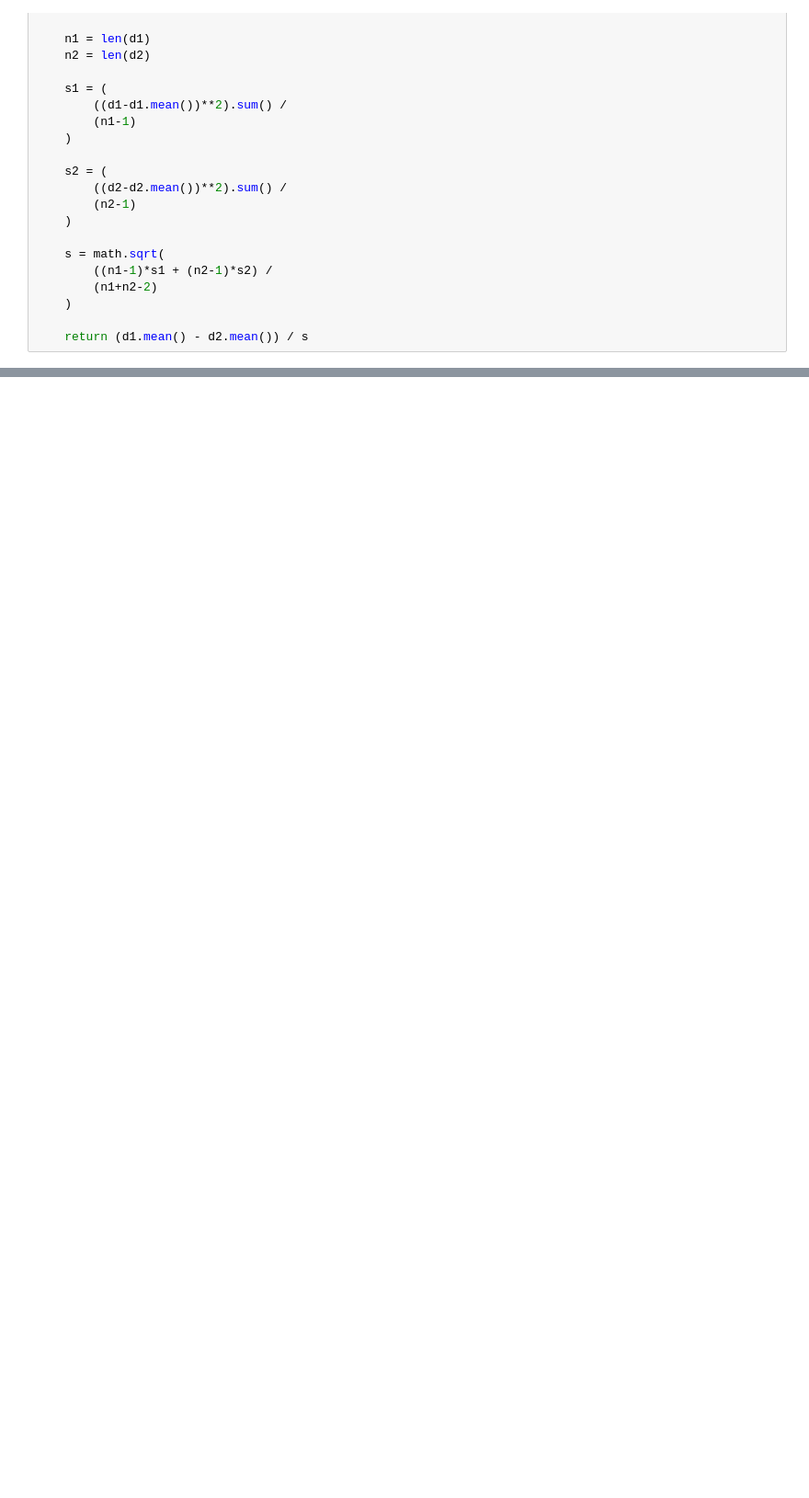
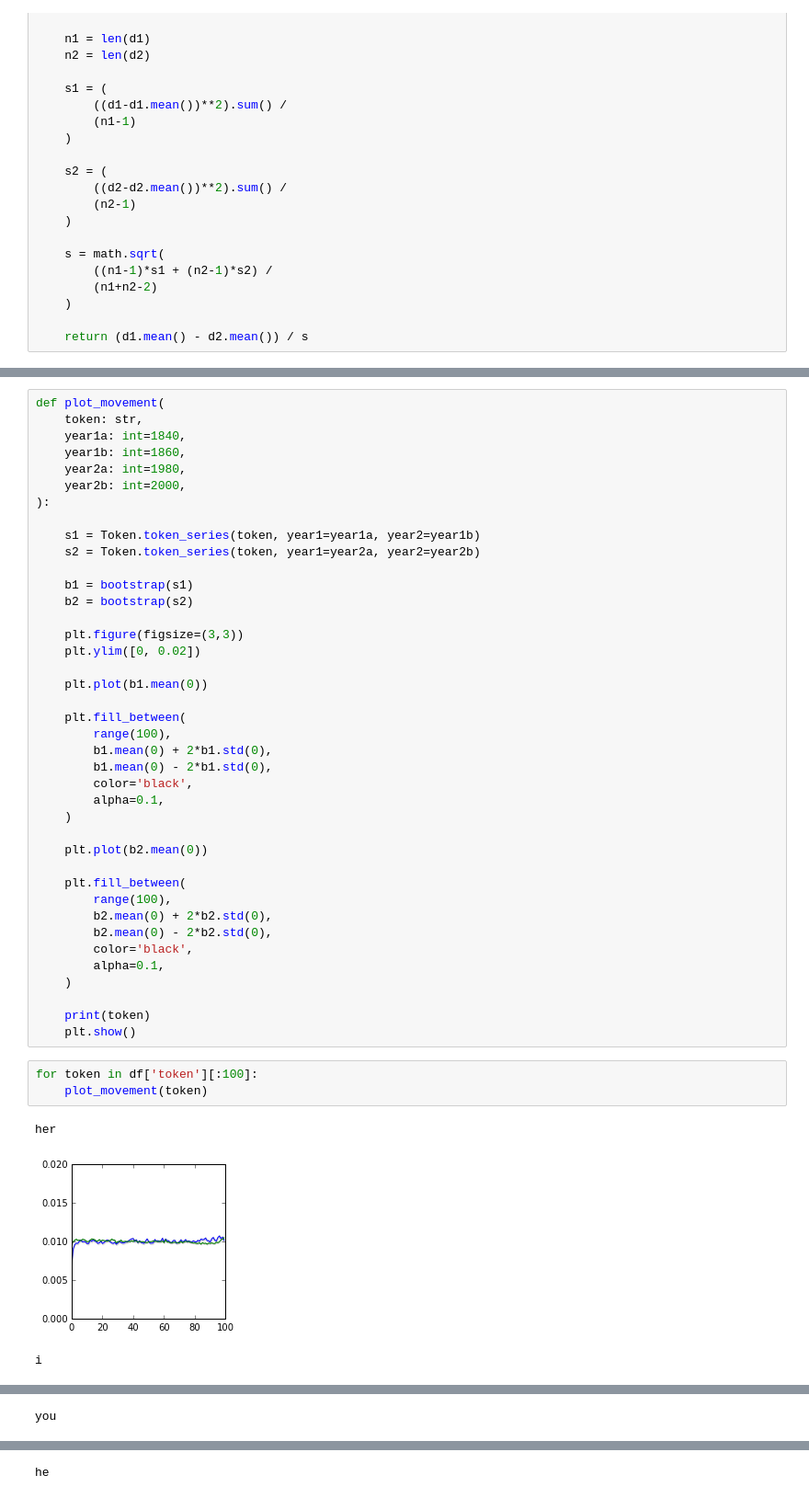
Before and after one commit to davidmcclure/literary-interior, a Jupyter notebook: notebooks/v25-cohensd-movement.ipynb, the cells around one changed output, grey strips where cells are left out. Shown at 92% size. Drawn from its saved outputs; the diff is of its cells as text; blank space fills up the shorter version.

```diff
--- a/notebooks/v25-cohensd-movement.ipynb
+++ b/notebooks/v25-cohensd-movement.ipynb
@@ -64,0 +103,47 @@ score_movement('had')
+# %%
+def plot_movement(
+    token: str,
+    year1a: int=1840,
+    year1b: int=1860,
+    year2a: int=1980,
+    year2b: int=2000,
+):
+
+    s1 = Token.token_series(token, year1=year1a, year2=year1b)
+    s2 = Token.token_series(token, year1=year2a, year2=year2b)
+
+    b1 = bootstrap(s1)
+    b2 = bootstrap(s2)
+
+    plt.figure(figsize=(3,3))
+    plt.ylim([0, 0.02])
+
+    plt.plot(b1.mean(0))
+
+    plt.fill_between(
+        range(100),
+        b1.mean(0) + 2*b1.std(0),
+        b1.mean(0) - 2*b1.std(0),
+        color='black',
+        alpha=0.1,
+    )
+
+    plt.plot(b2.mean(0))
+
+    plt.fill_between(
+        range(100),
+        b2.mean(0) + 2*b2.std(0),
+        b2.mean(0) - 2*b2.std(0),
+        color='black',
+        alpha=0.1,
+    )
+
+    print(token)
+    plt.show()
+# %%
+for token in df['token'][:100]:
+    plot_movement(token)
+# %% [output]
+her
+[figure, added]
+i
@@ -64,0 +151 @@ score_movement('had')
+you
@@ -64,0 +153 @@ score_movement('had')
+he
```
Also changed, not shown: parts of 7 cells of this notebook, 1 other file.
